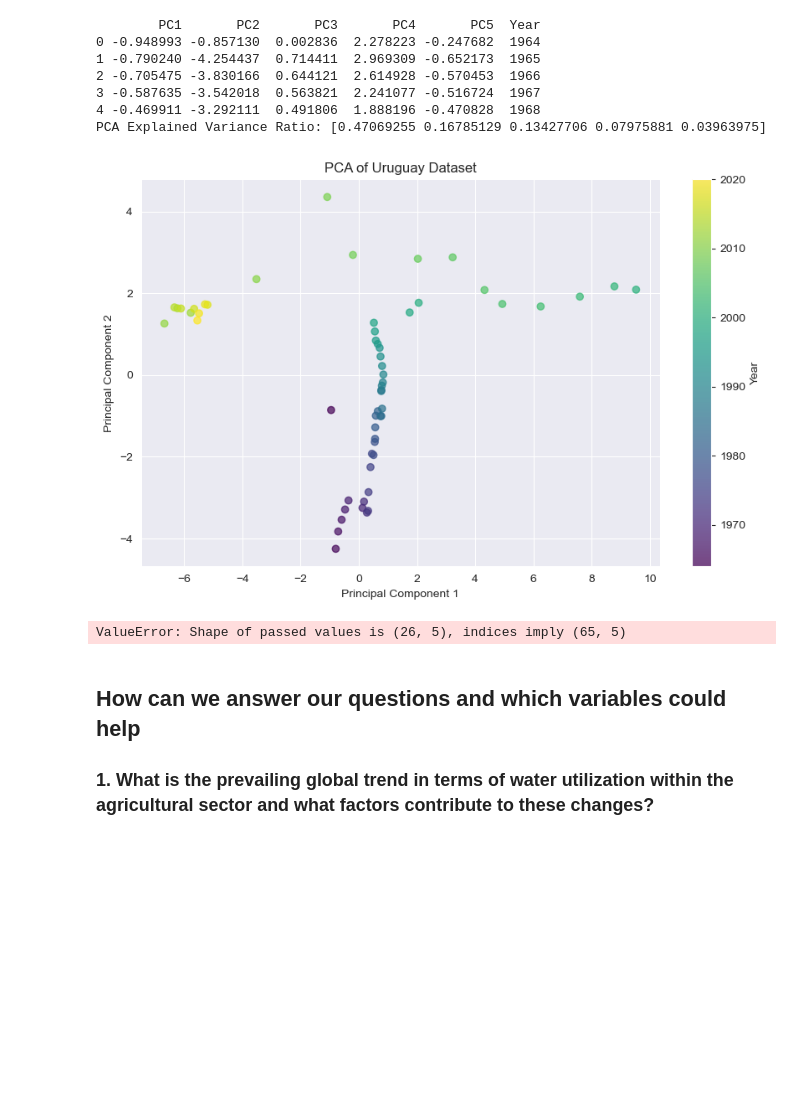
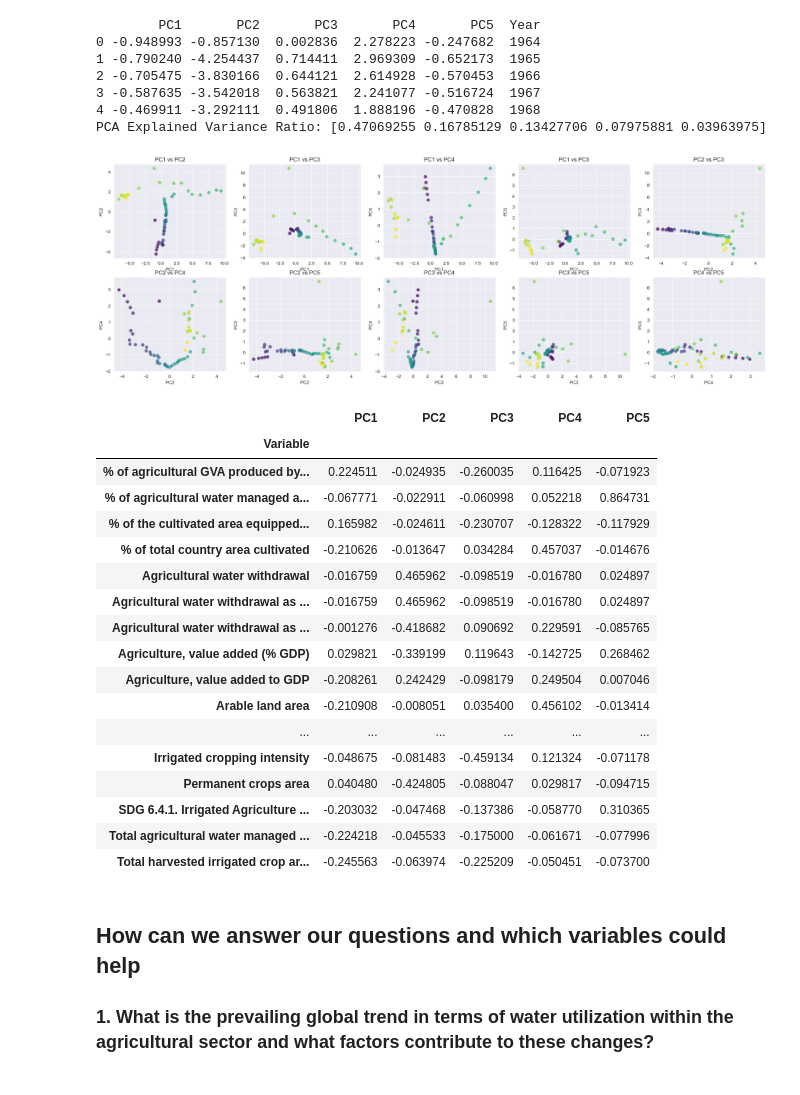
Before and after one commit to am9zZWY/team-aqua, a Jupyter notebook: notebook.ipynb, the cells around one changed output. Cells and saved outputs as stored; diff of their text form; code cells hidden in the pictures; blank space fills up the shorter version.

```diff
--- a/notebook.ipynb
+++ b/notebook.ipynb
@@ -288,33 +288,61 @@ print(f'PCA Explained Variance Ratio: {pca.explained_variance_ratio_}')
 4 -0.469911 -3.292111  0.491806  1.888196 -0.470828  1968
 PCA Explained Variance Ratio: [0.47069255 0.16785129 0.13427706 0.07975881 0.03963975]
 # %%
+from math import ceil
+import itertools
+
 # Assuming principal_df is your DataFrame with PCA results and 'Year' column
 # Plot the first two principal components
-plt.figure(figsize=(10, 6))
-scatter = plt.scatter(principal_df['PC1'], principal_df['PC2'], alpha=0.7, c=principal_df['Year'], cmap='viridis')
+combinations_of_two = list(itertools.combinations(range(1, components + 1), 2))
+# Number of subplots (equals the number of combinations)
+num_plots = len(combinations_of_two)
 
-# Adding color bar
-plt.colorbar(scatter, label='Year')
+# Number of plots per row
+plots_per_row = 5
 
-# Label the axes
-plt.xlabel('Principal Component 1')
-plt.ylabel('Principal Component 2')
-plt.title('PCA of Uruguay Dataset')
+# Number of rows needed
+num_rows = ceil(num_plots / plots_per_row)
+fig, axs = plt.subplots(num_rows, plots_per_row, figsize=(plots_per_row * 5, num_rows * 4))
+axs = axs.flatten()
+for i, (x, y) in enumerate(combinations_of_two):
+    axs[i].scatter(principal_df[f'PC{x}'], principal_df[f'PC{y}'], alpha=0.7, c=principal_df['Year'], cmap='viridis')
+    axs[i].set_xlabel(f'PC{x}')
+    axs[i].set_ylabel(f'PC{y}')
+    axs[i].set_title(f'PC{x} vs PC{y}')
 
 # Show the plot
 plt.show()
 # %% [output]
-[figure, old version]
+[figure, new version]
 # %%
-# Assuming 'pca' is your PCA object and 'pca_vars' is the list of original variable names
+# Assuming 'scaled_data' is the data used for PCA
+# If 'pca_vars' was used to select these columns, ensure it has the correct columns
+pca_vars = country_data.columns  # This should reflect the exact columns used in PCA
+
+# Now create the DataFrame for loadings
 loadings = pd.DataFrame(pca.components_.T, columns=[f'PC{i}' for i in range(1, components + 1)], index=pca_vars)
 
-# TODO
-
 # Display the loadings
-print(loadings)
+loadings
 # %% [output]
-ValueError: Shape of passed values is (26, 5), indices imply (65, 5)
+|  | PC1 | PC2 | PC3 | PC4 | PC5 |
+| Variable |  |  |  |  |  |
+| % of agricultural GVA produced by... | 0.224511 | -0.024935 | -0.260035 | 0.116425 | -0.071923 |
+| % of agricultural water managed a... | -0.067771 | -0.022911 | -0.060998 | 0.052218 | 0.864731 |
+| % of the cultivated area equipped... | 0.165982 | -0.024611 | -0.230707 | -0.128322 | -0.117929 |
+| % of total country area cultivated | -0.210626 | -0.013647 | 0.034284 | 0.457037 | -0.014676 |
+| Agricultural water withdrawal | -0.016759 | 0.465962 | -0.098519 | -0.016780 | 0.024897 |
+| Agricultural water withdrawal as ... | -0.016759 | 0.465962 | -0.098519 | -0.016780 | 0.024897 |
+| Agricultural water withdrawal as ... | -0.001276 | -0.418682 | 0.090692 | 0.229591 | -0.085765 |
+| Agriculture, value added (% GDP) | 0.029821 | -0.339199 | 0.119643 | -0.142725 | 0.268462 |
+| Agriculture, value added to GDP | -0.208261 | 0.242429 | -0.098179 | 0.249504 | 0.007046 |
+| Arable land area | -0.210908 | -0.008051 | 0.035400 | 0.456102 | -0.013414 |
+| ... | ... | ... | ... | ... | ... |
+| Irrigated cropping intensity | -0.048675 | -0.081483 | -0.459134 | 0.121324 | -0.071178 |
+| Permanent crops area | 0.040480 | -0.424805 | -0.088047 | 0.029817 | -0.094715 |
+| SDG 6.4.1. Irrigated Agriculture ... | -0.203032 | -0.047468 | -0.137386 | -0.058770 | 0.310365 |
+| Total agricultural water managed ... | -0.224218 | -0.045533 | -0.175000 | -0.061671 | -0.077996 |
+| Total harvested irrigated crop ar... | -0.245563 | -0.063974 | -0.225209 | -0.050451 | -0.073700 |
 # %% [markdown]
 ## How can we answer our questions and which variables could help
 
```
